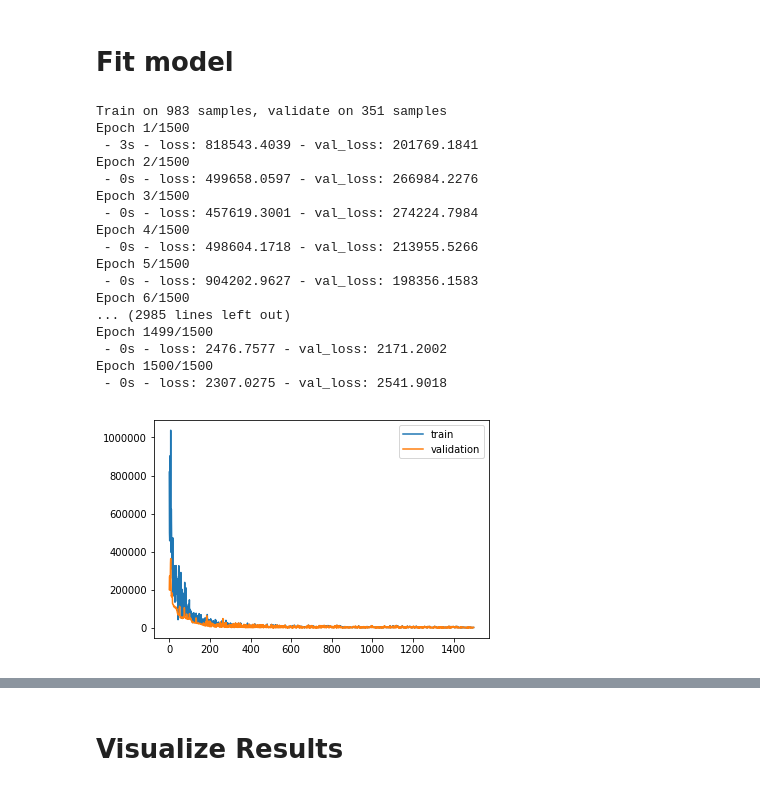
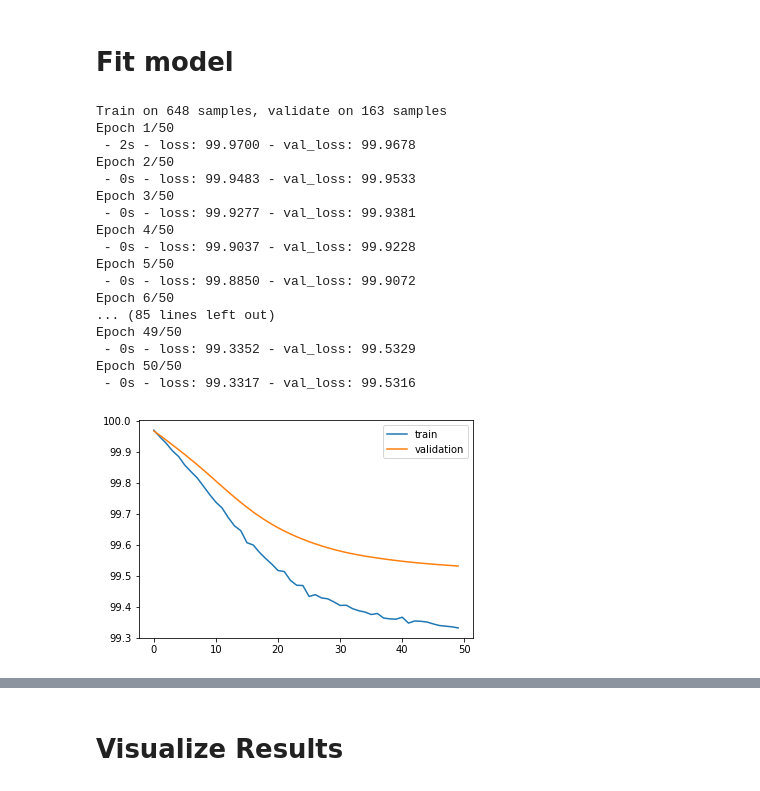
Before and after one commit to ChuckHend/ts-engine, a Jupyter notebook: src/main_nb.ipynb, the cells around one changed output, grey strips where cells are left out. Saved outputs shown, nothing was run; the diff lists cells and outputs as text; code cells hidden in the pictures.

Commit message:
checkpoint in migrate to LSTM class

```diff
--- a/src/main_nb.ipynb
+++ b/src/main_nb.ipynb
@@ -66,6 +62,6 @@ imp.reload(getStocks)
 # load dataset
 # dataset = getStocks.get_single(ticker=ticker, save=True)
 # dataset = getStocks.load_single(ticker)
-dataset = getStocks.join_tgt_spt(target_ticker='UNH', number_spt=rngSpt)
+dataset = getStocks.join_tgt_spt(target_ticker=ticker.upper(), number_spt=rngSpt)
 dataset.reset_index(level=0, inplace=True)
 dataset.rename(columns={'Adj Close':'AdjCls'}, inplace=True)
@@ -106,10 +67,0 @@ SCHWVolume
-# %%
-## Generate new features
-dataset = fe.derivative(dataset, drop_na = True)
-dataset = fe.weekDay(dataset)
-features = list(dataset.columns)
-# move target to position [-1]
-features.remove(target)
-features.append(target)
-features=list(features)
-dataset=dataset[features]
@@ -199,0 +74,9 @@ print(train_X.shape, X_validation.shape, test_X.shape)
+# %%
+# build base object
+mod = ts_lstm.TS_LSTM(n_in=5, n_out=5,
+                      ticker='UNH',target='Close',
+                      rawData=dataset)
+# do feature engineering
+mod.eng_features()
+mod.roll_data()
+mod.tscv()
@@ -208,3 +97,8 @@ imp.reload(lstm)
+# %%
+train_X = mod.train_X
+train_y = mod.train_y
+test_X = mod.test_X
+test_y = mod.test_y
 # %%
 model = lstm.build_model(train_X, loss_function='mean_absolute_percentage_error',
                          timesteps=n_in,
@@ -234,30 +148,30 @@ _________________________________________________________________
 # %%
 # fit network and save to history
 history = model.fit(train_X, train_y,
-                    epochs=1500,
+                    epochs=50,
                     batch_size=256,
-                    validation_data=(X_validation, Y_validation),
+                    validation_data=(test_X, test_y),
                     verbose=2,
                     shuffle=False)
 
 # plot history
 visualize.plot_loss(history)
 # %% [output]
-Train on 983 samples, validate on 351 samples
-Epoch 1/1500
- - 3s - loss: 818543.4039 - val_loss: 201769.1841
-Epoch 2/1500
- - 0s - loss: 499658.0597 - val_loss: 266984.2276
-Epoch 3/1500
- - 0s - loss: 457619.3001 - val_loss: 274224.7984
-Epoch 4/1500
- - 0s - loss: 498604.1718 - val_loss: 213955.5266
-Epoch 5/1500
- - 0s - loss: 904202.9627 - val_loss: 198356.1583
-Epoch 6/1500
-... (2985 lines left out)
-Epoch 1499/1500
- - 0s - loss: 2476.7577 - val_loss: 2171.2002
-Epoch 1500/1500
- - 0s - loss: 2307.0275 - val_loss: 2541.9018
+Train on 648 samples, validate on 163 samples
+Epoch 1/50
+ - 2s - loss: 99.9700 - val_loss: 99.9678
+Epoch 2/50
+ - 0s - loss: 99.9483 - val_loss: 99.9533
+Epoch 3/50
+ - 0s - loss: 99.9277 - val_loss: 99.9381
+Epoch 4/50
+ - 0s - loss: 99.9037 - val_loss: 99.9228
+Epoch 5/50
+ - 0s - loss: 99.8850 - val_loss: 99.9072
+Epoch 6/50
+... (85 lines left out)
+Epoch 49/50
+ - 0s - loss: 99.3352 - val_loss: 99.5329
+Epoch 50/50
+ - 0s - loss: 99.3317 - val_loss: 99.5316
-[figure, old version]
+[figure, new version]
```
Also changed, not shown: parts of 37 cells of this notebook, 2 other files.
